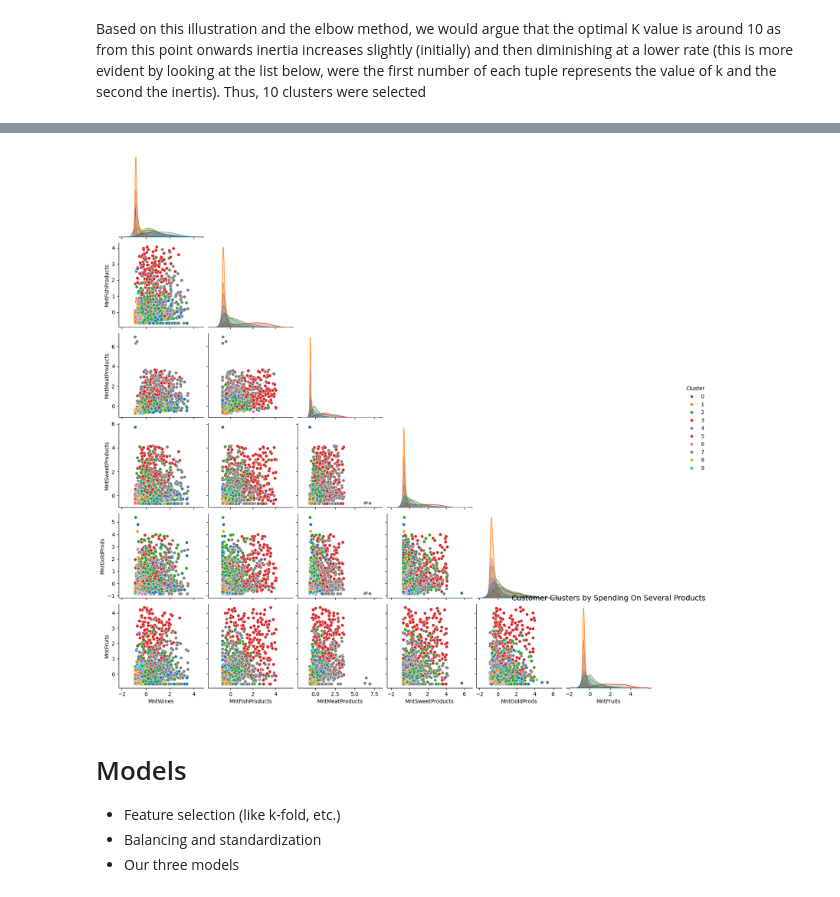
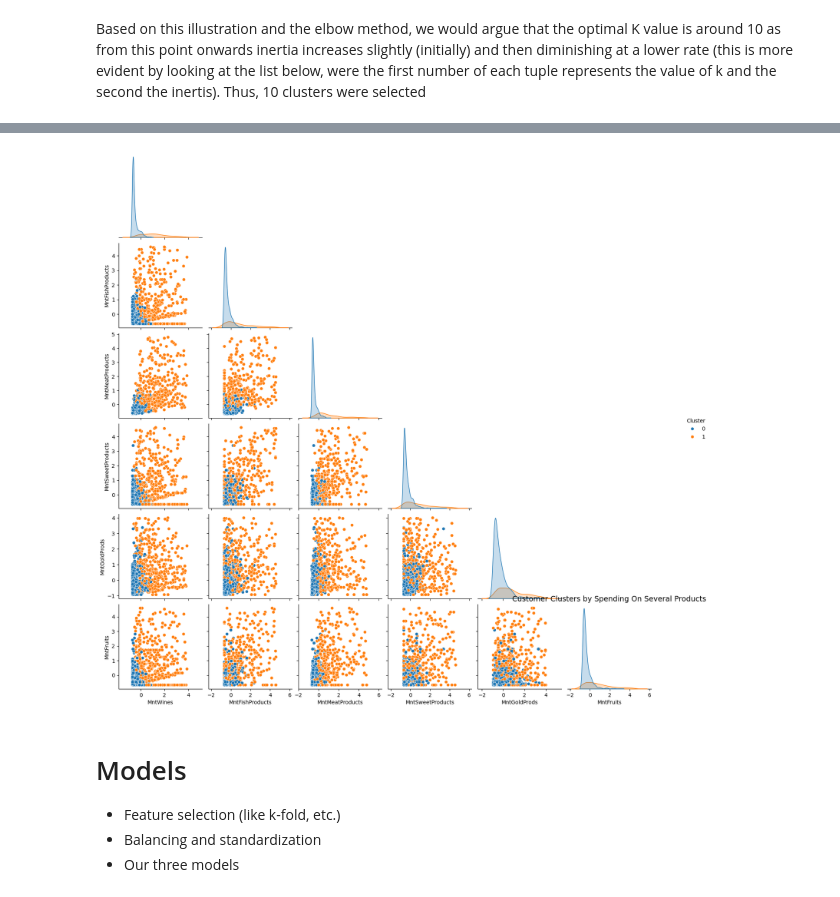
Before and after one commit to kimvkemenade/DM_team16, a Jupyter notebook: DM_Assignment_2.ipynb, the cells around one changed output, grey strips where cells are left out. Saved outputs shown, nothing was run; the diff lists cells and outputs as text; code cells hidden in the pictures.

```diff
--- a/DM_Assignment_2.ipynb
+++ b/DM_Assignment_2.ipynb
@@ -270,0 +253,6 @@ dtype: int64
+# %%
+#replacing '2n Cycle' with 'Master'
+marketing_df['Education'] = marketing_df['Education'].replace({'2n Cycle': 'Master'})
+# looking at the new distribution
+marketing_df['Education'].value_counts() # actual count/values
+marketing_df['Education'].value_counts()
@@ -457,0 +475,14 @@ plt.show()
+# %%
+from sklearn.metrics import silhouette_score
+
+#range_n_clusters = [2, 3, 4, 5, 6, 7, 8]
+silhouette_avg = []
+for num_clusters in range(1,21):
+ # silhouette score
+ silhouette_avg.append(silhouette_score(marketing_df_normalized, kmeans.labels_))
+
+plt.plot(range(1,21),silhouette_avg,'bx-')
+plt.xlabel('Values of K')
+plt.ylabel('Silhouette score')
+plt.title('Silhouette analysis For Optimal k')
+plt.show()
@@ -457,0 +491,18 @@ plt.show()
+# %%
+range_n_clusters = range(2, 56)
+silhouette_avg = []
+for num_clusters in range_n_clusters:
+
+ # initialise kmeans
+ kmeans = KMeans(n_clusters=num_clusters, random_state=123)
+ kmeans.fit(marketing_df_normalized)
+ cluster_labels = kmeans.labels_
+
+ # silhouette score
+ silhouette_avg.append(silhouette_score(marketing_df_normalized, cluster_labels))
+
+plt.plot(range_n_clusters,silhouette_avg,'bx-')
+plt.xlabel('Values of K')
+plt.ylabel('Silhouette score')
+plt.title('Silhouette analysis For Optimal k')
+plt.show()
@@ -458,24 +511,29 @@ plt.show()
 # %%
+# visualizing 10 clusters defined by K means algorithm
+kmeans_10 = KMeans(n_clusters = 2, random_state =42, n_init="auto")
+kmeans_10.fit(marketing_df_normalized)
+
+# making a new dataset that adds clusters (K means labels) as one of the variables to be able to run visualization
 marketing_df_with_clusters = marketing_df_normalized.copy()
 marketing_df_with_clusters['Cluster'] = kmeans_10.labels_
 
 # Create a color palette for 10 clusters
 colors = sns.color_palette('tab10', n_colors=10)  # or 'tab10', 'Set3', etc.
 
 # variables to plot
 selected_vars = ['MntWines', 'MntFishProducts', 'MntMeatProducts', 'MntSweetProducts', 'MntGoldProds', "MntFruits", "Cluster"]
 # Create the pairplot
 sns.pairplot(marketing_df_with_clusters[selected_vars],
              hue='Cluster',
              palette=colors,
              corner = True)
 
 # adding title and labels to the graph
 plt.title('Customer Clusters by Spending On Several Products', fontsize=14)
 
 plt.show()
 # %% [output]
-[figure, old version]
+[figure, new version]
 # %% [markdown]
 # Models
 
```
Also changed, not shown: parts of 18 cells of this notebook.
